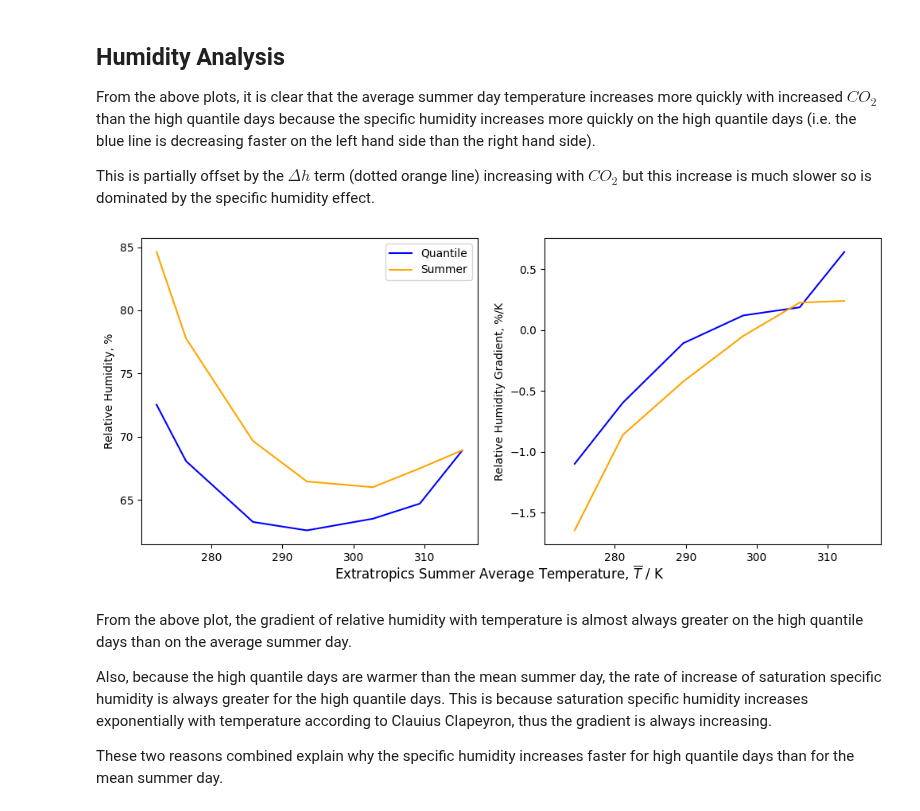
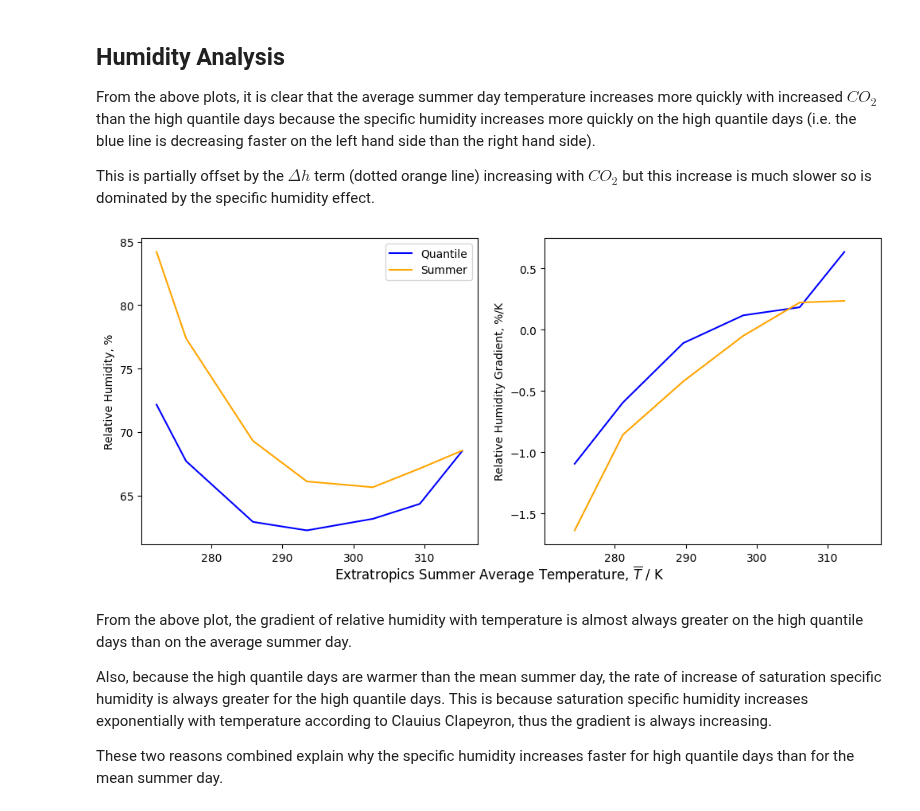
Before and after one commit to jduffield65/Isca, a Jupyter notebook: jobs/tau_sweep/aquaplanet/extratrop_extremes.ipynb, the cells around one changed output. Cells and saved outputs as stored; diff of their text form; code cells hidden in the pictures.

```diff
--- a/jobs/tau_sweep/aquaplanet/extratrop_extremes.ipynb
+++ b/jobs/tau_sweep/aquaplanet/extratrop_extremes.ipynb
@@ -134,7 +134,6 @@ Summer Average: $\bar{T} = \frac{1}{c_p}(\bar{h}-gz -L_v \bar{q})$
 # %%
 # Calculate the 4 different MSE values: surface and saturated free troposphere for both summer and quantile datasets.
 pressure_ft = 700
-a = []
 mse_surface_quant = np.zeros(n_exp)
 mse_ft_sat_quant = np.zeros_like(mse_surface_quant)
 mse_surface_summer = np.zeros_like(mse_surface_quant)
@@ -143,7 +142,8 @@ mse_ft_sat_summer = np.zeros_like(mse_surface_quant)
 def mse_ft(dataset):
     # Calculate free troposphere saturated MSE for a given dataset in kJ/kg
     ds_use = dataset.sel(pfull=pressure_ft, method='nearest')
-    mix_ratio_sat = mixing_ratio_from_partial_pressure(saturation_vapor_pressure(ds_use.temp), ds_use.pfull * 100)
+    pressure_ft_actual = ds_use.pfull * 100     # This is the pressure level closest to pressure_ft
+    mix_ratio_sat = mixing_ratio_from_partial_pressure(saturation_vapor_pressure(ds_use.temp), pressure_ft_actual)
     sphum_sat = mix_ratio_sat/(1+mix_ratio_sat)
     return moist_static_energy(ds_use.temp, sphum_sat, ds_use.height)
 
@@ -313,15 +313,15 @@ From this, it is easiest looking at the two simulations marked with a black circ
 From these, we see that the gradient difference is negative because the specific humidity (blue line) is increasing faster than the moist static energy (dotted orange line).
 # %%
 # Double check that the saturation specific humidity gradient is correct from clausius clapeyron as is from data
-p_total = float(ds_summer[0].phalf[-1]) * 100  # total atmospheric pressure
-def sphum_sat(temp):
-    w_sat = mixing_ratio_from_partial_pressure(saturation_vapor_pressure(temp), p_total)
+p_surface = float(ds_summer[0].pfull[-1]) * 100  # Pressure at level where near surface temperature computed - same for all ds
+def sphum_surface_sat(temp_surface):
+    w_sat = mixing_ratio_from_partial_pressure(saturation_vapor_pressure(temp_surface), p_surface)
     q_sat = w_sat / (1+w_sat)
     return q_sat
 def clausius_clapeyron_factor(temp):
     return L_v / (R_v * temp**2)
-q_sat_grad = np.ediff1d(sphum_sat(temp_quant_av))/np.ediff1d(temp_quant_av)
-q_sat_grad_pred = clausius_clapeyron_factor(moving_average(temp_quant_av,2)) * sphum_sat(moving_average(temp_quant_av,2))
+q_sat_grad = np.ediff1d(sphum_surface_sat(temp_quant_av))/np.ediff1d(temp_quant_av)
+q_sat_grad_pred = clausius_clapeyron_factor(moving_average(temp_quant_av,2)) * sphum_surface_sat(moving_average(temp_quant_av,2))
 plt.plot(moving_average(temp_quant_av,2), q_sat_grad, label='Data - Finite Difference')
 plt.plot(moving_average(temp_quant_av,2), q_sat_grad_pred, label='Clausius Clapeyron')
 plt.legend()
@@ -336,25 +336,25 @@ From the above plots, it is clear that the average summer day temperature increa
 This is partially offset by the $\Delta h$ term (dotted orange line) increasing with $CO_2$ but this increase is much slower so is dominated by the specific humidity effect.
 # %%
 # Compute relative humidity
-rhum_quant = rh_from_sphum(np.asarray([ds_quant[i].sphum[-1] for i in range(n_exp)]), temp_quant_av, p_total)
-rhum_summer = rh_from_sphum(np.asarray([ds_summer[i].sphum[-1] for i in range(n_exp)]), temp_summer_av, p_total)
+rhum_quant = rh_from_sphum(np.asarray([ds_quant[i].sphum[-1] for i in range(n_exp)]), temp_quant_av, p_surface)
+rhum_summer = rh_from_sphum(np.asarray([ds_summer[i].sphum[-1] for i in range(n_exp)]), temp_summer_av, p_surface)
 
 rhum_quant_grad = np.ediff1d(rhum_quant) / np.ediff1d(temp_quant_av)
 rhum_summer_grad = np.ediff1d(rhum_summer) / np.ediff1d(temp_summer_av)
 
 fig, ax = plt.subplots(1,2, figsize=(12, 5), sharex=True)
 ax[0].plot(temp_summer_av, rhum_quant, color='b', label='Quantile')
 ax[0].plot(temp_summer_av, rhum_summer, color='orange', label='Summer')
 ax[0].legend()
 ax[0].set_ylabel('Relative Humidity, %')
 
 # X variable is mean between two temperatures used to compute the gradient
 ax[1].plot(moving_average(temp_summer_av, 2), rhum_quant_grad, color='b', label='Quantile')
 ax[1].plot(moving_average(temp_summer_av, 2), rhum_summer_grad, color='orange', label='Summer')
 ax[1].set_ylabel('Relative Humidity Gradient, %/K')
 fig.supxlabel(f'{region} '+'Summer Average Temperature, $\overline{T}$ / K');
 # %% [output]
-[figure, old version]
+[figure, new version]
 # %% [markdown]
 From the above plot, the gradient of relative humidity with temperature is almost always greater on the high quantile days than on the average summer day.
 
```
Also changed, not shown: parts of 4 cells of this notebook, 7 other files.
